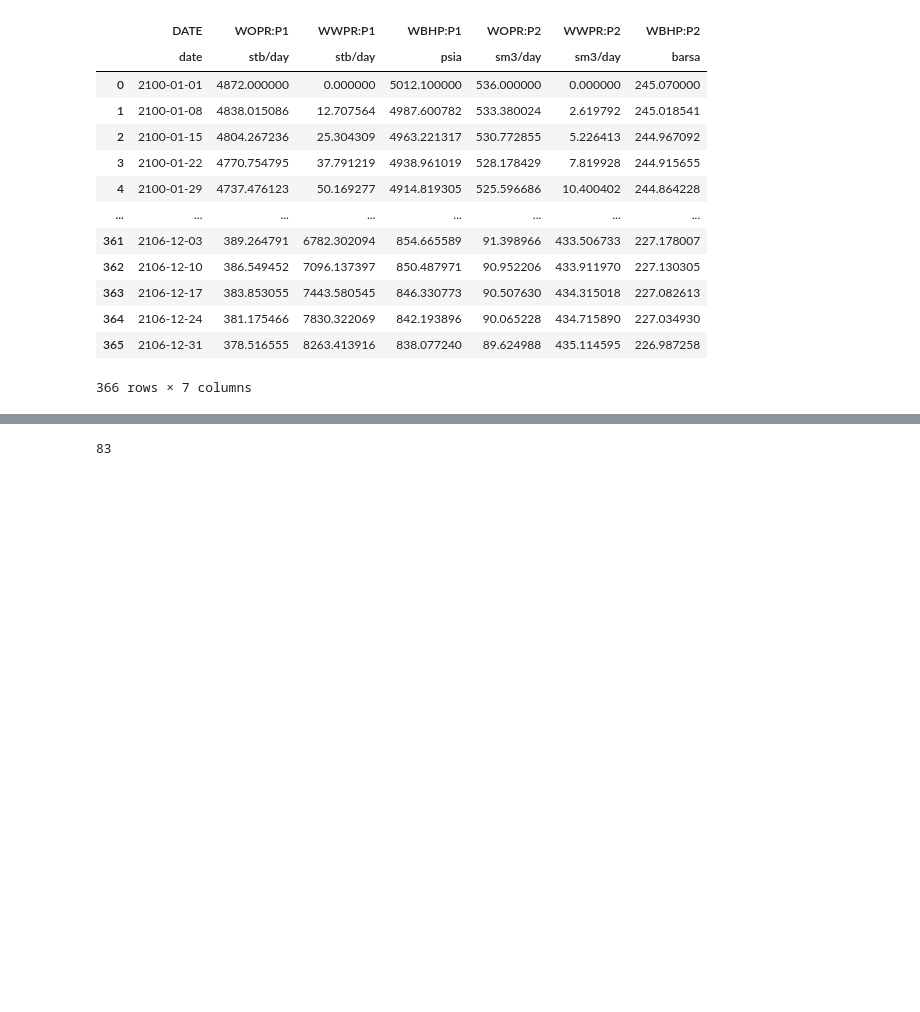
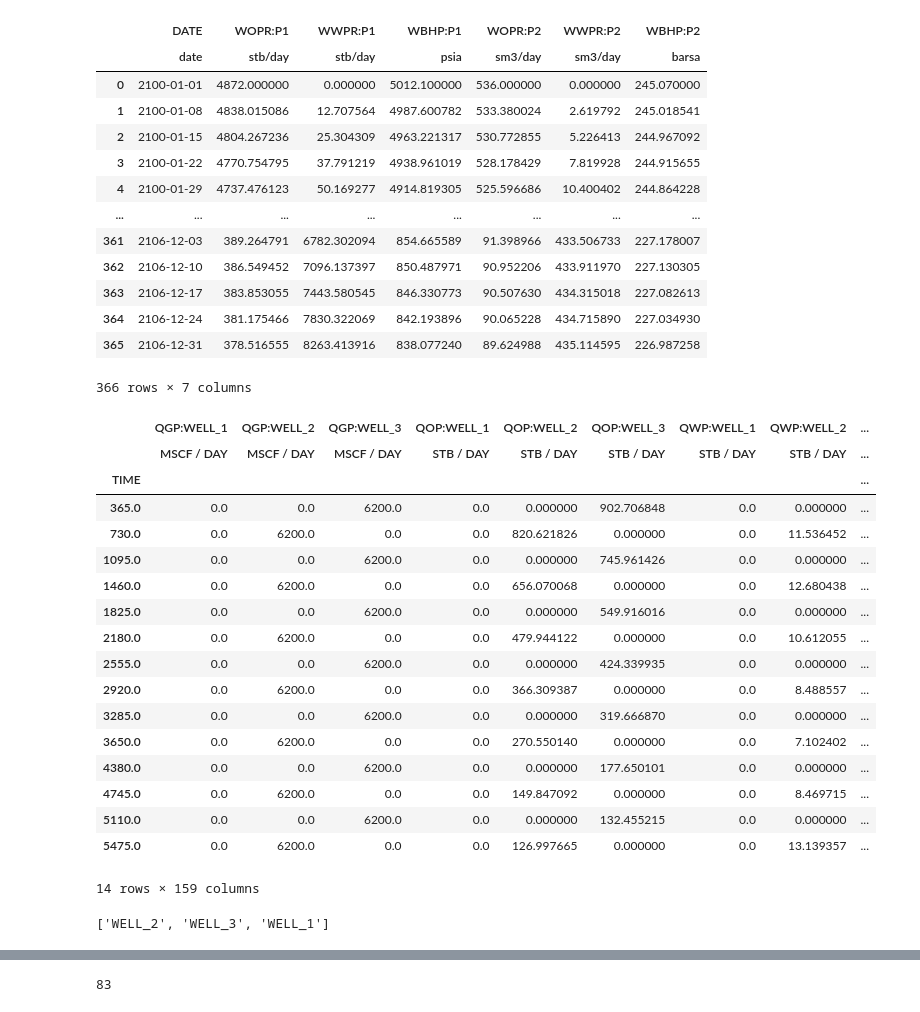
Before and after one commit to ayaranitram/simpandas, a Jupyter notebook: simpandas_demo.ipynb, the cells around one changed output, grey strips where cells are left out. Saved outputs shown, nothing was run; the diff lists cells and outputs as text; code cells hidden in the pictures; blank space fills up the shorter version.

```diff
--- a/simpandas_demo.ipynb
+++ b/simpandas_demo.ipynb
@@ -25,0 +28,27 @@ sample_prod
+# %%
+vdb = spd.read_vdb(r'D:\git\datafiletoolbox_samples\SPE3\vip\spe.vdb')
+# %%
+vdb
+# %% [output]
+|  | QGP:WELL_1 | QGP:WELL_2 | QGP:WELL_3 | QOP:WELL_1 | QOP:WELL_2 | QOP:WELL_3 | QWP:WELL_1 | QWP:WELL_2 | ... |
+|  | MSCF / DAY | MSCF / DAY | MSCF / DAY | STB / DAY | STB / DAY | STB / DAY | STB / DAY | STB / DAY | ... |
+| TIME |  |  |  |  |  |  |  |  | ... |
+| 365.0 | 0.0 | 0.0 | 6200.0 | 0.0 | 0.000000 | 902.706848 | 0.0 | 0.000000 | ... |
+| 730.0 | 0.0 | 6200.0 | 0.0 | 0.0 | 820.621826 | 0.000000 | 0.0 | 11.536452 | ... |
+| 1095.0 | 0.0 | 0.0 | 6200.0 | 0.0 | 0.000000 | 745.961426 | 0.0 | 0.000000 | ... |
+| 1460.0 | 0.0 | 6200.0 | 0.0 | 0.0 | 656.070068 | 0.000000 | 0.0 | 12.680438 | ... |
+| 1825.0 | 0.0 | 0.0 | 6200.0 | 0.0 | 0.000000 | 549.916016 | 0.0 | 0.000000 | ... |
+| 2180.0 | 0.0 | 6200.0 | 0.0 | 0.0 | 479.944122 | 0.000000 | 0.0 | 10.612055 | ... |
+| 2555.0 | 0.0 | 0.0 | 6200.0 | 0.0 | 0.000000 | 424.339935 | 0.0 | 0.000000 | ... |
+| 2920.0 | 0.0 | 6200.0 | 0.0 | 0.0 | 366.309387 | 0.000000 | 0.0 | 8.488557 | ... |
+| 3285.0 | 0.0 | 0.0 | 6200.0 | 0.0 | 0.000000 | 319.666870 | 0.0 | 0.000000 | ... |
+| 3650.0 | 0.0 | 6200.0 | 0.0 | 0.0 | 270.550140 | 0.000000 | 0.0 | 7.102402 | ... |
+| 4380.0 | 0.0 | 0.0 | 6200.0 | 0.0 | 0.000000 | 177.650101 | 0.0 | 0.000000 | ... |
+| 4745.0 | 0.0 | 6200.0 | 0.0 | 0.0 | 149.847092 | 0.000000 | 0.0 | 8.469715 | ... |
+| 5110.0 | 0.0 | 0.0 | 6200.0 | 0.0 | 0.000000 | 132.455215 | 0.0 | 0.000000 | ... |
+| 5475.0 | 0.0 | 6200.0 | 0.0 | 0.0 | 126.997665 | 0.000000 | 0.0 | 13.139357 | ... |
+14 rows × 159 columns
+# %%
+vdb.wells
+# %% [output]
+['WELL_2', 'WELL_3', 'WELL_1']
```
Also changed, not shown: parts of 9 cells of this notebook, 17 other files.
